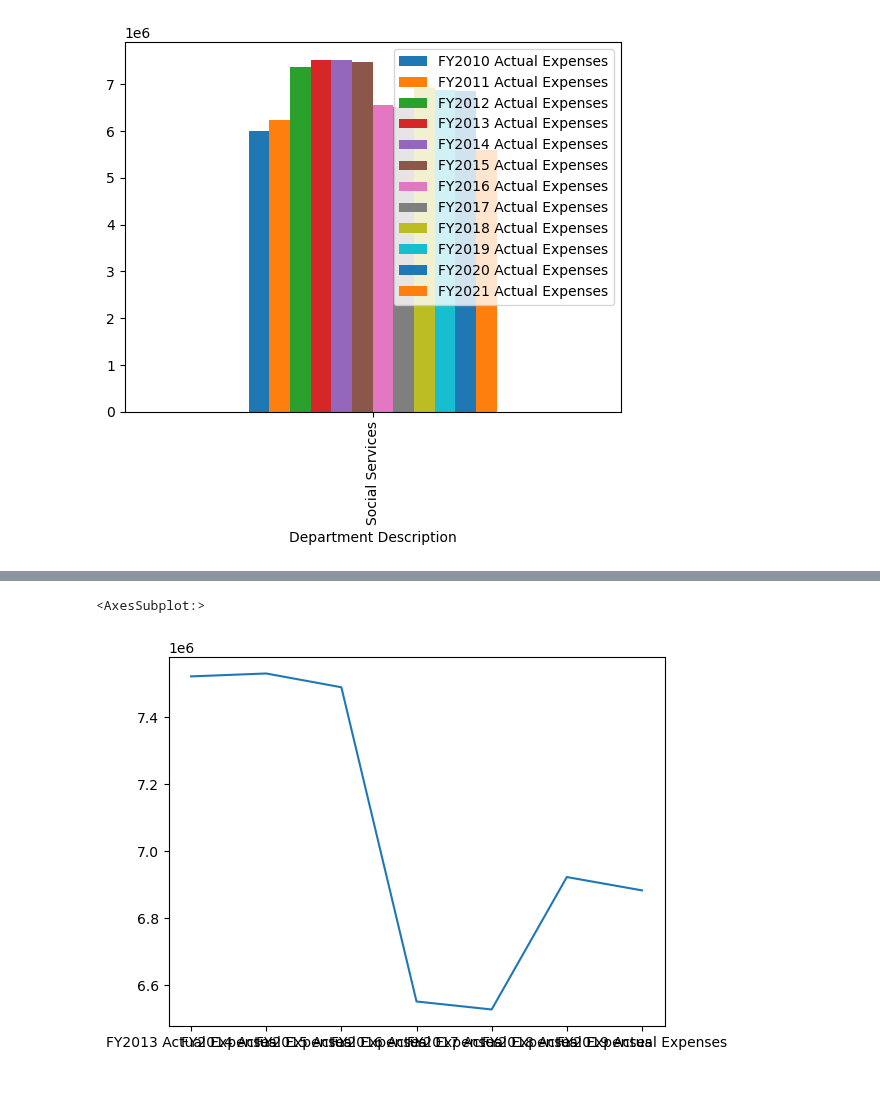
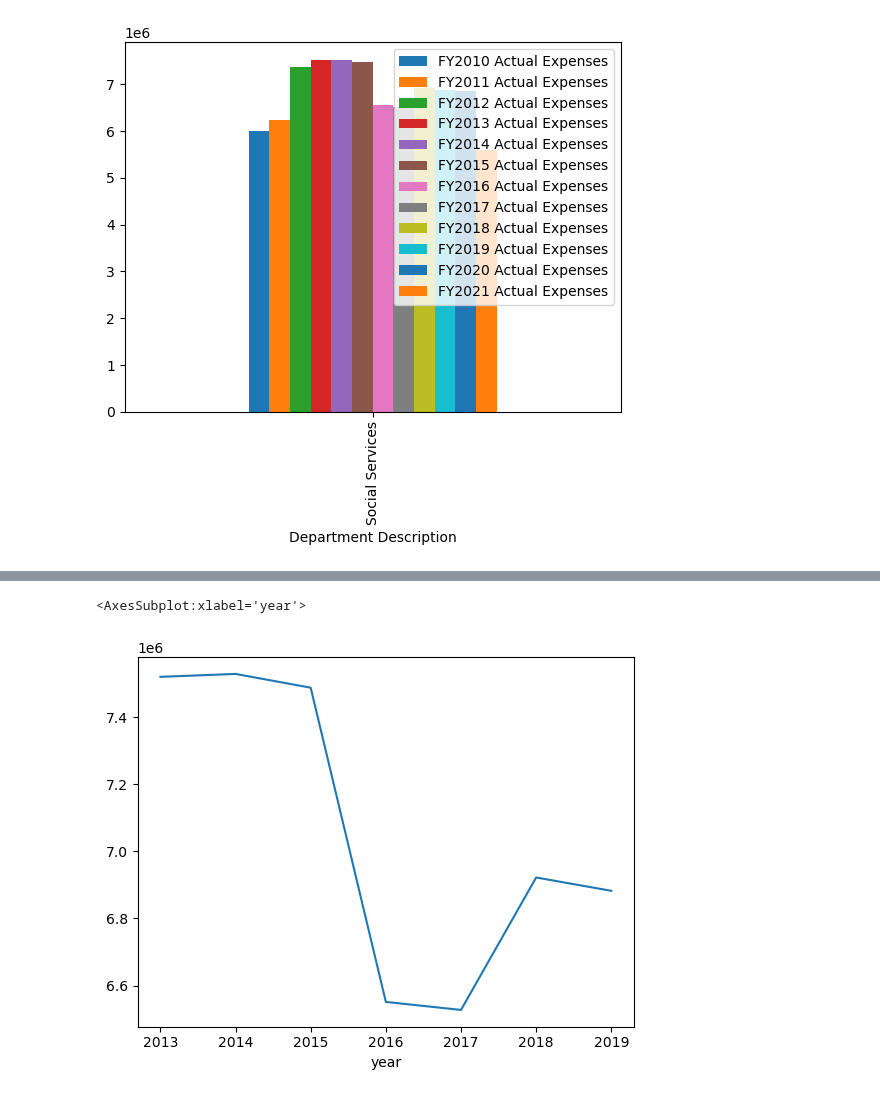
Before and after one commit to jwhankins177/capstone-budget-impact-jupyternb-python, a Jupyter notebook: notebooks/socialservices.ipynb, the cells around one changed output, grey strips where cells are left out. Saved outputs shown, nothing was run; the diff lists cells and outputs as text; code cells hidden in the pictures.

Commit message:
corr graphs

```diff
--- a/notebooks/socialservices.ipynb
+++ b/notebooks/socialservices.ipynb
@@ -96,3 +96,5 @@ dd.plot(kind="bar")
 ss_13_19 = dd[['FY2013 Actual Expenses','FY2014 Actual Expenses','FY2015 Actual Expenses','FY2016 Actual Expenses','FY2017 Actual Expenses','FY2018 Actual Expenses','FY2019 Actual Expenses']]
 # %%
 ss_13_19 = ss_13_19.T
+# %%
+ss_13_19['year'] = [2013,2014,2015,2016,2017,2018,2019]
@@ -99,5 +112,5 @@ ss_13_19 = ss_13_19.T
 # %%
-ss_13_19.plot(kind="line", legend = False)
+ss_13_19.plot(kind="line", legend = False, x = 'year', y = 'Social Services' )
 # %% [output]
-<AxesSubplot:>
+<AxesSubplot:xlabel='year'>
-[figure, old version]
+[figure, new version]
```
Also changed, not shown: parts of 3 cells of this notebook, 4 other files.
